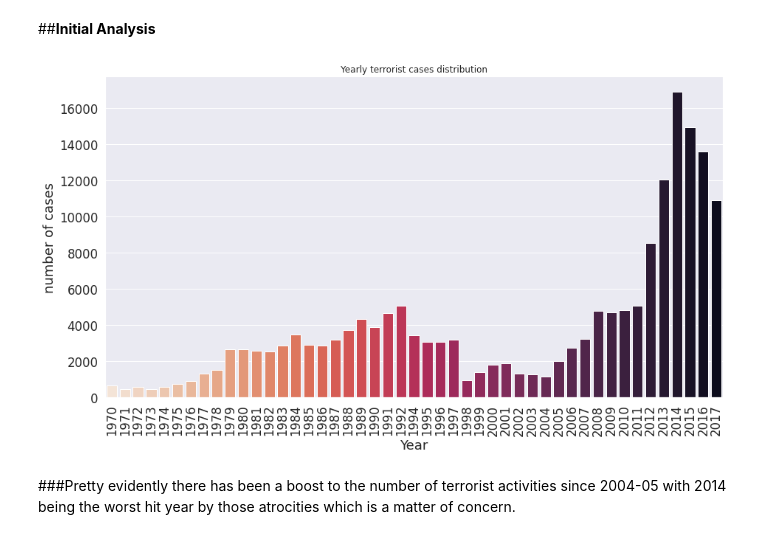
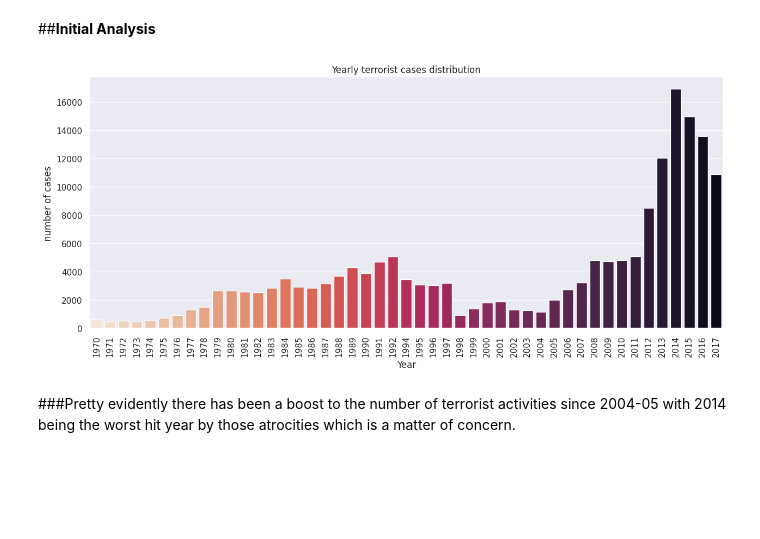
Before and after one commit to skaty5678/Global-Terrorism-Analysis, a Jupyter notebook: Global_Terrorism_Analysis_SANJEEV_KUMAR_THAKUR_.ipynb, the cells around one changed output. Cells and saved outputs as stored; diff of their text form; code cells hidden in the pictures; blank space fills up the shorter version.

```diff
--- a/Global_Terrorism_Analysis_SANJEEV_KUMAR_THAKUR_.ipynb
+++ b/Global_Terrorism_Analysis_SANJEEV_KUMAR_THAKUR_.ipynb
@@ -311,13 +314,14 @@ sns.heatmap(gtd_df.corr(),annot = True)
 # %% [markdown]
 ##<b>Initial Analysis</b>
 # %%
-plt.subplots(figsize=(15,8))
+#using seaborn to plot the number of terrorist cases VS year
+plt.subplots(figsize=(15,6))
 sns.set_theme(style="darkgrid",context = 'notebook')
 sns.countplot('year',data = gtd_df,palette='rocket_r').set(title = 'Yearly terrorist cases distribution',xlabel = 'Year',ylabel = 'number of cases')
 plt.xticks(rotation = 90)
 plt.show()
 # %% [output]
-[figure, old version]
+[figure, new version]
 # %% [markdown]
 ###Pretty evidently there has been a boost to the number of terrorist activities since 2004-05 with 2014 being the worst hit year by those atrocities which is a matter of concern.
 # %%
```
Also changed, not shown: parts of 33 cells of this notebook.
